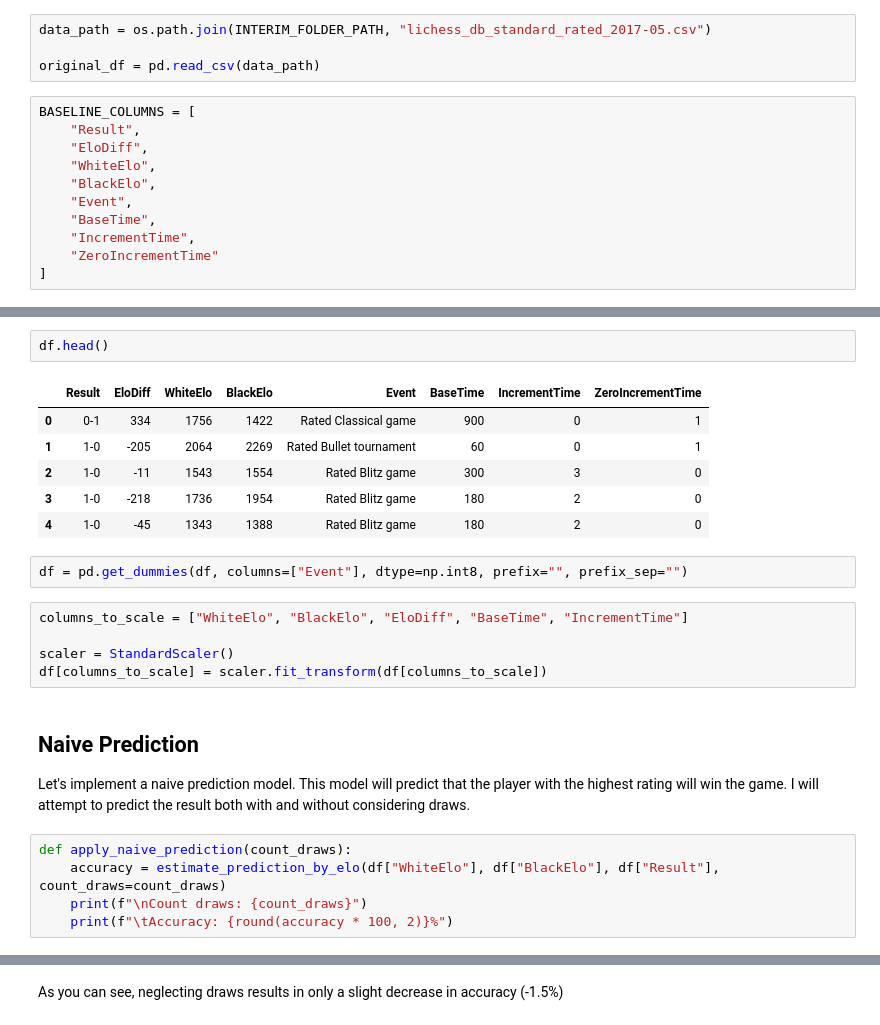
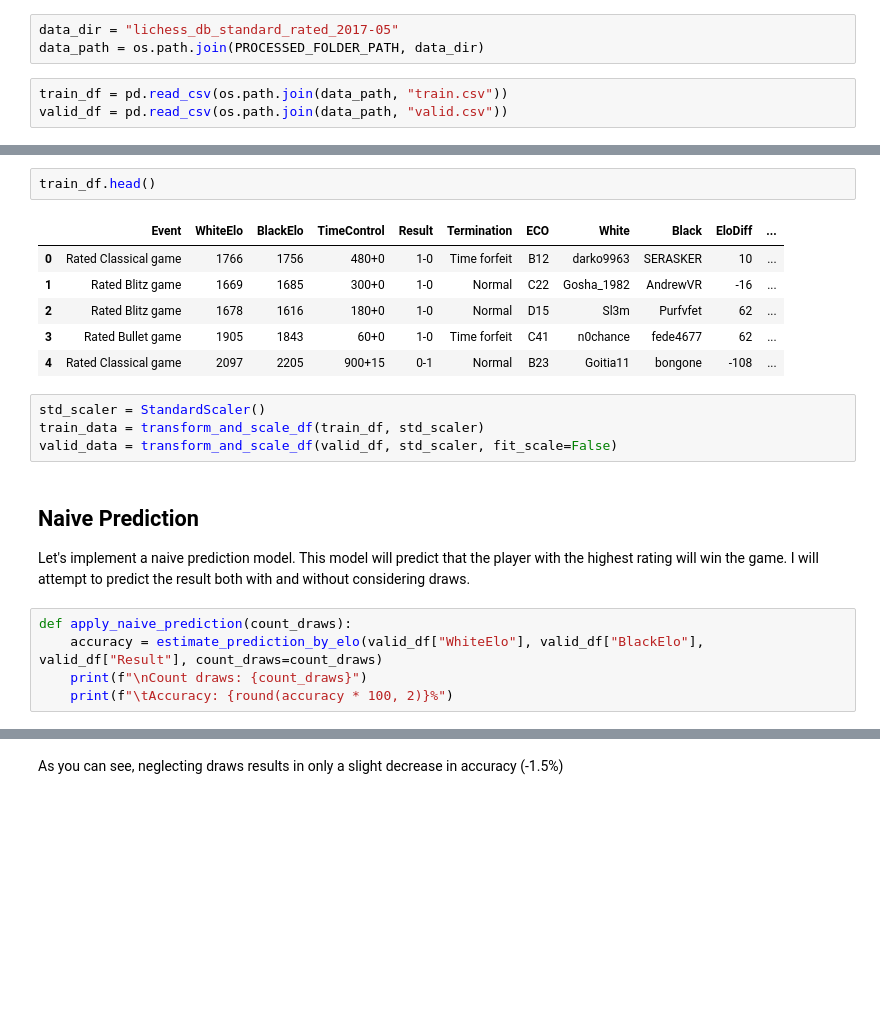
Before and after one commit to Tikhon-Radkevich/Chess-Winner-Prediction, a Jupyter notebook: notebooks/baseline.ipynb, the cells around one changed output, grey strips where cells are left out. Cells and saved outputs as stored; diff of their text form; blank space fills up the shorter version.

```diff
--- a/notebooks/baseline.ipynb
+++ b/notebooks/baseline.ipynb
@@ -20,15 +17,6 @@ from chesswinnerprediction.constants import DRAW_STR, INTERIM_FOLDER_PATH
 # %%
-data_path = os.path.join(INTERIM_FOLDER_PATH, "lichess_db_standard_rated_2017-05.csv")
-
-original_df = pd.read_csv(data_path)
+data_dir = "lichess_db_standard_rated_2017-05"
+data_path = os.path.join(PROCESSED_FOLDER_PATH, data_dir)
 # %%
-BASELINE_COLUMNS = [
-    "Result",
-    "EloDiff",
-    "WhiteElo",
-    "BlackElo",
-    "Event",
-    "BaseTime",
-    "IncrementTime",
-    "ZeroIncrementTime"
-]
+train_df = pd.read_csv(os.path.join(data_path, "train.csv"))
+valid_df = pd.read_csv(os.path.join(data_path, "valid.csv"))
@@ -55,25 +23,22 @@ memory usage: 58.1+ MB
 # %%
-df.head()
+train_df.head()
 # %% [output]
-|  | Result | EloDiff | WhiteElo | BlackElo | Event | BaseTime | IncrementTime | ZeroIncrementTime |
-| 0 | 0-1 | 334 | 1756 | 1422 | Rated Classical game | 900 | 0 | 1 |
-| 1 | 1-0 | -205 | 2064 | 2269 | Rated Bullet tournament | 60 | 0 | 1 |
-| 2 | 1-0 | -11 | 1543 | 1554 | Rated Blitz game | 300 | 3 | 0 |
-| 3 | 1-0 | -218 | 1736 | 1954 | Rated Blitz game | 180 | 2 | 0 |
-| 4 | 1-0 | -45 | 1343 | 1388 | Rated Blitz game | 180 | 2 | 0 |
+|  | Event | WhiteElo | BlackElo | TimeControl | Result | Termination | ECO | White | Black | EloDiff | ... |
+| 0 | Rated Classical game | 1766 | 1756 | 480+0 | 1-0 | Time forfeit | B12 | darko9963 | SERASKER | 10 | ... |
+| 1 | Rated Blitz game | 1669 | 1685 | 300+0 | 1-0 | Normal | C22 | Gosha_1982 | AndrewVR | -16 | ... |
+| 2 | Rated Blitz game | 1678 | 1616 | 180+0 | 1-0 | Normal | D15 | Sl3m | Purfvfet | 62 | ... |
+| 3 | Rated Bullet game | 1905 | 1843 | 60+0 | 1-0 | Time forfeit | C41 | n0chance | fede4677 | 62 | ... |
+| 4 | Rated Classical game | 2097 | 2205 | 900+15 | 0-1 | Normal | B23 | Goitia11 | bongone | -108 | ... |
-# %%
-df = pd.get_dummies(df, columns=["Event"], dtype=np.int8, prefix="", prefix_sep="")
-# %%
-columns_to_scale = ["WhiteElo", "BlackElo", "EloDiff", "BaseTime", "IncrementTime"]
-
-scaler = StandardScaler()
-df[columns_to_scale] = scaler.fit_transform(df[columns_to_scale])
+# %%
+std_scaler = StandardScaler()
+train_data = transform_and_scale_df(train_df, std_scaler)
+valid_data = transform_and_scale_df(valid_df, std_scaler, fit_scale=False)
 # %% [markdown]
 ## Naive Prediction
 Let's implement a naive prediction model. This model will predict that the player with the highest rating will win the game. I will attempt to predict the result both with and without considering draws.
 # %%
 def apply_naive_prediction(count_draws):
-    accuracy = estimate_prediction_by_elo(df["WhiteElo"], df["BlackElo"], df["Result"], count_draws=count_draws)
+    accuracy = estimate_prediction_by_elo(valid_df["WhiteElo"], valid_df["BlackElo"], valid_df["Result"], count_draws=count_draws)
     print(f"\nCount draws: {count_draws}")
     print(f"\tAccuracy: {round(accuracy * 100, 2)}%")
 # %%
```
Also changed, not shown: parts of 12 cells of this notebook.
